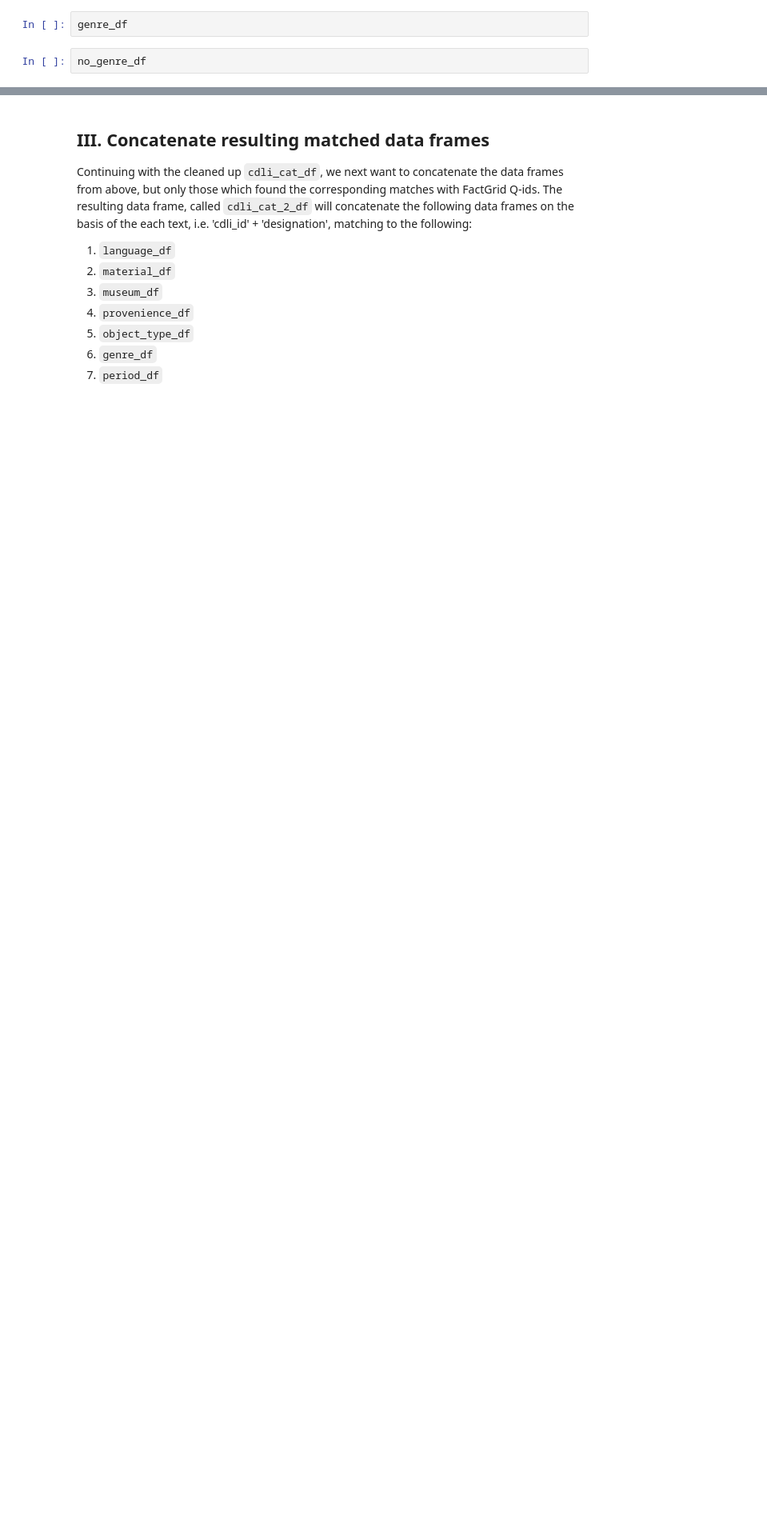
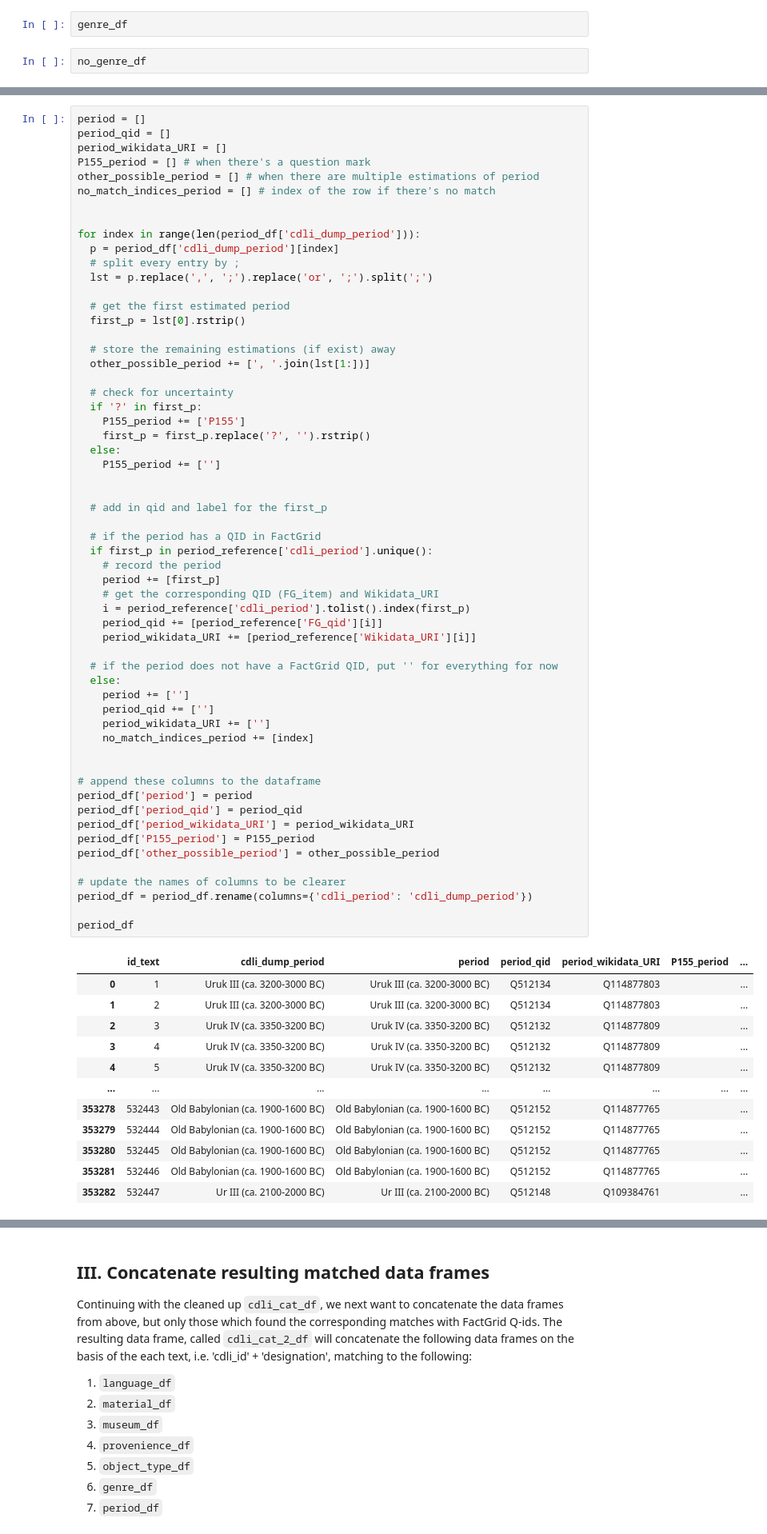
Before and after one commit to ancient-world-citation-analysis/CDLI2LoD, a Jupyter notebook: cdli_cat.ipynb, the cells around one changed output, grey strips where cells are left out. Shown at 80% size. Saved outputs shown, nothing was run; the diff lists cells and outputs as text; blank space fills up the shorter version.

```diff
--- a/cdli_cat.ipynb
+++ b/cdli_cat.ipynb
@@ -1321,0 +1431,71 @@ len(no_period_df['Period'])
+# %%
+period = []
+period_qid = []
+period_wikidata_URI = []
+P155_period = [] # when there's a question mark
+other_possible_period = [] # when there are multiple estimations of period
+no_match_indices_period = [] # index of the row if there's no match
+
+
+for index in range(len(period_df['cdli_dump_period'])):
+  p = period_df['cdli_dump_period'][index]
+  # split every entry by ;
+  lst = p.replace(',', ';').replace('or', ';').split(';')
+
+  # get the first estimated period
+  first_p = lst[0].rstrip()
+
+  # store the remaining estimations (if exist) away
+  other_possible_period += [', '.join(lst[1:])]
+
+  # check for uncertainty
+  if '?' in first_p:
+    P155_period += ['P155']
+    first_p = first_p.replace('?', '').rstrip()
+  else:
+    P155_period += ['']
+
+
+  # add in qid and label for the first_p
+
+  # if the period has a QID in FactGrid
+  if first_p in period_reference['cdli_period'].unique():
+    # record the period
+    period += [first_p]
+    # get the corresponding QID (FG_item) and Wikidata_URI
+    i = period_reference['cdli_period'].tolist().index(first_p)
+    period_qid += [period_reference['FG_qid'][i]]
+    period_wikidata_URI += [period_reference['Wikidata_URI'][i]]
+
+  # if the period does not have a FactGrid QID, put '' for everything for now
+  else:
+    period += ['']
+    period_qid += ['']
+    period_wikidata_URI += ['']
+    no_match_indices_period += [index]
+
+
+# append these columns to the dataframe
+period_df['period'] = period
+period_df['period_qid'] = period_qid
+period_df['period_wikidata_URI'] = period_wikidata_URI
+period_df['P155_period'] = P155_period
+period_df['other_possible_period'] = other_possible_period
+
+# update the names of columns to be clearer
+period_df = period_df.rename(columns={'cdli_period': 'cdli_dump_period'})
+
+period_df
+# %% [output]
+|  | id_text | cdli_dump_period | period | period_qid | period_wikidata_URI | P155_period | ... |
+| 0 | 1 | Uruk III (ca. 3200-3000 BC) | Uruk III (ca. 3200-3000 BC) | Q512134 | Q114877803 |  | ... |
+| 1 | 2 | Uruk III (ca. 3200-3000 BC) | Uruk III (ca. 3200-3000 BC) | Q512134 | Q114877803 |  | ... |
+| 2 | 3 | Uruk IV (ca. 3350-3200 BC) | Uruk IV (ca. 3350-3200 BC) | Q512132 | Q114877809 |  | ... |
+| 3 | 4 | Uruk IV (ca. 3350-3200 BC) | Uruk IV (ca. 3350-3200 BC) | Q512132 | Q114877809 |  | ... |
+| 4 | 5 | Uruk IV (ca. 3350-3200 BC) | Uruk IV (ca. 3350-3200 BC) | Q512132 | Q114877809 |  | ... |
+| ... | ... | ... | ... | ... | ... | ... | ... |
+| 353278 | 532443 | Old Babylonian (ca. 1900-1600 BC) | Old Babylonian (ca. 1900-1600 BC) | Q512152 | Q114877765 |  | ... |
+| 353279 | 532444 | Old Babylonian (ca. 1900-1600 BC) | Old Babylonian (ca. 1900-1600 BC) | Q512152 | Q114877765 |  | ... |
+| 353280 | 532445 | Old Babylonian (ca. 1900-1600 BC) | Old Babylonian (ca. 1900-1600 BC) | Q512152 | Q114877765 |  | ... |
+| 353281 | 532446 | Old Babylonian (ca. 1900-1600 BC) | Old Babylonian (ca. 1900-1600 BC) | Q512152 | Q114877765 |  | ... |
+| 353282 | 532447 | Ur III (ca. 2100-2000 BC) | Ur III (ca. 2100-2000 BC) | Q512148 | Q109384761 |  | ... |
```
Also changed, not shown: parts of 36 cells of this notebook.
